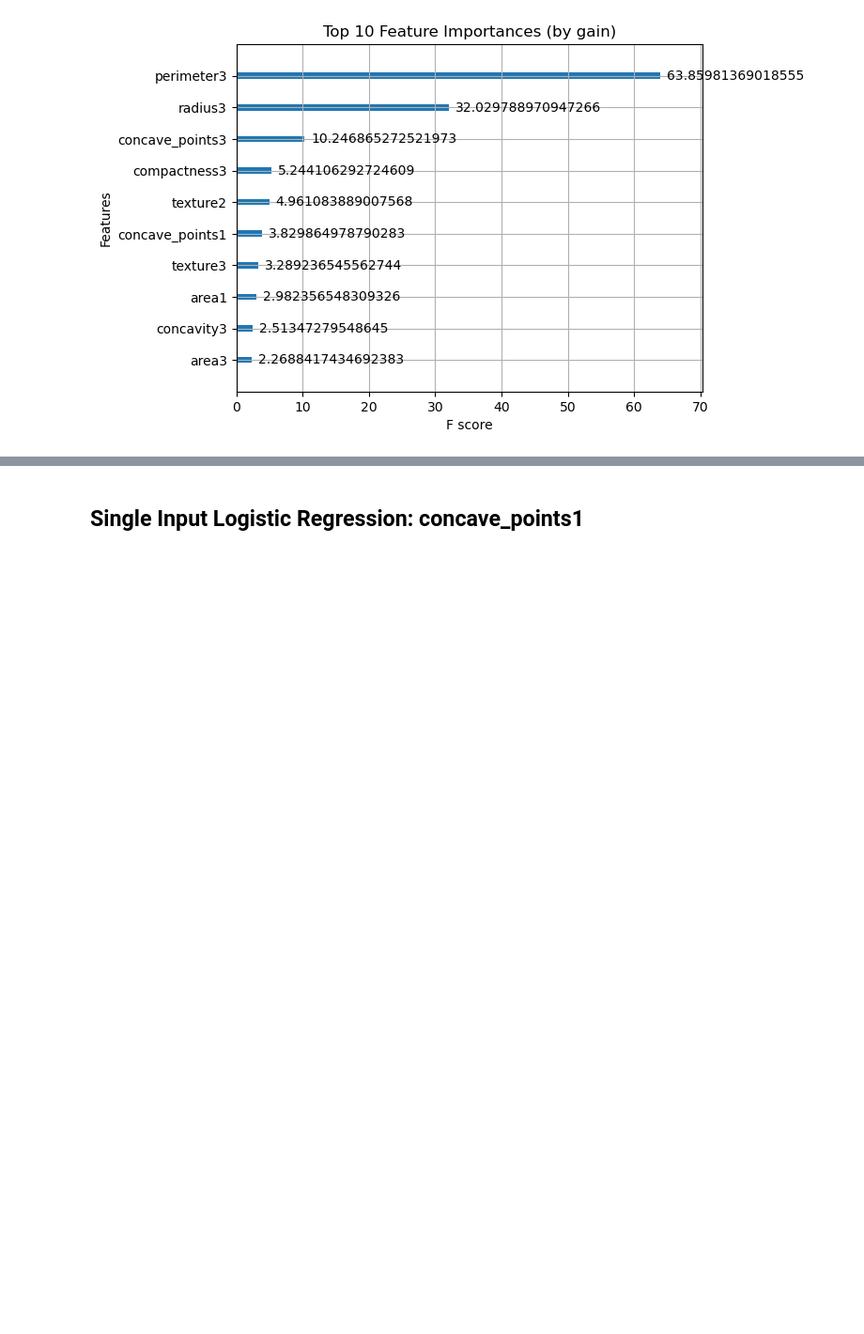
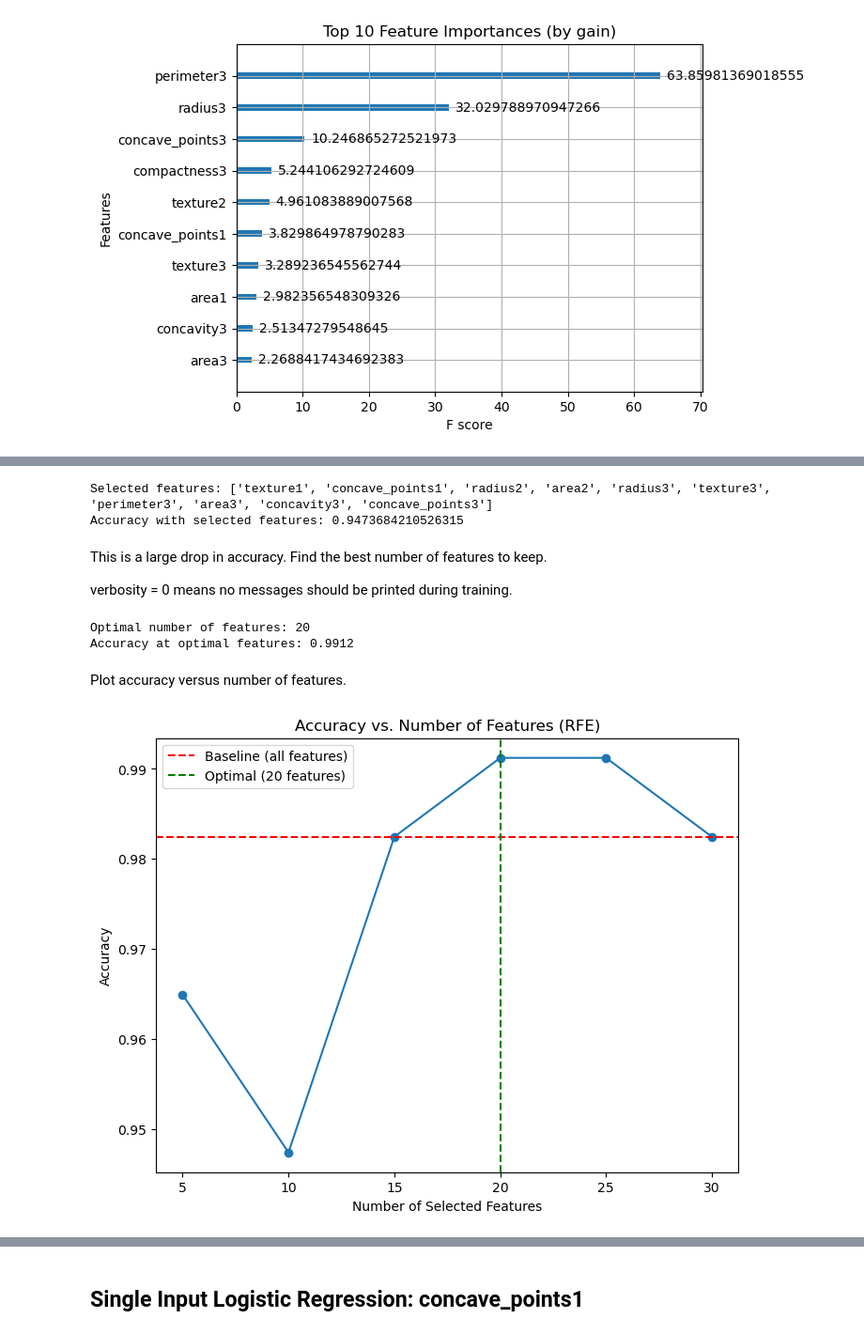
Before and after one commit to hamdahass/DATA5100-group-project, a Jupyter notebook: code/breast_cancer.ipynb, the cells around one changed output, grey strips where cells are left out. Shown at 94% size. Saved outputs shown, nothing was run; the diff lists cells and outputs as text; code cells hidden in the pictures; blank space fills up the shorter version.

```diff
--- a/code/breast_cancer.ipynb
+++ b/code/breast_cancer.ipynb
@@ -637,0 +658,77 @@ plt.show()
+# %%
+from sklearn.feature_selection import RFE
+from sklearn.metrics import accuracy_score
+
+xgb_clf = xgb.XGBClassifier(
+    eval_metric = 'logloss',
+    colsample_bytree = 0.8,
+    learning_rate = 0.2,
+    max_depth = 3,
+    n_estimators = 200,
+    subsample = 1.0
+)
+
+rfe = RFE(estimator=xgb_clf, n_features_to_select=10, step=1)
+rfe.fit(X_train, y_train)
+
+selected_features = X_train.columns[rfe.support_]
+print("Selected features:", selected_features.tolist())
+
+y_pred = rfe.predict(X_test)
+print("Accuracy with selected features:", accuracy_score(y_test, y_pred))
+# %% [output]
+Selected features: ['texture1', 'concave_points1', 'radius2', 'area2', 'radius3', 'texture3', 'perimeter3', 'area3', 'concavity3', 'concave_points3']
+Accuracy with selected features: 0.9473684210526315
+# %% [markdown]
+This is a large drop in accuracy. Find the best number of features to keep.
+
+verbosity = 0 means no messages should be printed during training.
+# %%
+xgb_clf = xgb.XGBClassifier(
+    eval_metric = 'logloss',
+    colsample_bytree = 0.8,
+    learning_rate = 0.2,
+    max_depth = 3,
+    n_estimators = 200,
+    subsample = 1.0,
+    verbosity = 0
+)
+
+results = []
+
+# Loop over different numbers of features (test 5, 10, 15, ... up to all features)
+for n in range(5, X_train.shape[1] + 1, 5):
+    rfe = RFE(estimator=xgb_clf, n_features_to_select=n, step=1)
+    rfe.fit(X_train, y_train)
+    y_pred = rfe.predict(X_test)
+    acc = accuracy_score(y_test, y_pred)
+    results.append((n, acc))
+
+# Convert to arrays
+n_features = np.array([r[0] for r in results])
+accuracies = np.array([r[1] for r in results])
+
+# Find the best number of features
+best_idx = np.argmax(accuracies)
+best_n = n_features[best_idx]
+best_acc = accuracies[best_idx]
+
+print(f"Optimal number of features: {best_n}")
+print(f"Accuracy at optimal features: {best_acc:.4f}")
+# %% [output]
+Optimal number of features: 20
+Accuracy at optimal features: 0.9912
+# %% [markdown]
+Plot accuracy versus number of features.
+# %%
+plt.figure(figsize=(8, 6))
+plt.plot(n_features, accuracies, marker='o')
+plt.axhline(y=baseline_accuracy, color='r', linestyle='--', label='Baseline (all features)')
+plt.axvline(x=best_n, color='g', linestyle='--', label=f'Optimal ({best_n} features)')
+plt.xlabel("Number of Selected Features")
+plt.ylabel("Accuracy")
+plt.title("Accuracy vs. Number of Features (RFE)")
+plt.legend()
+plt.show()
+# %% [output]
+[figure, added]
```
Also changed, not shown: parts of 14 cells of this notebook.
